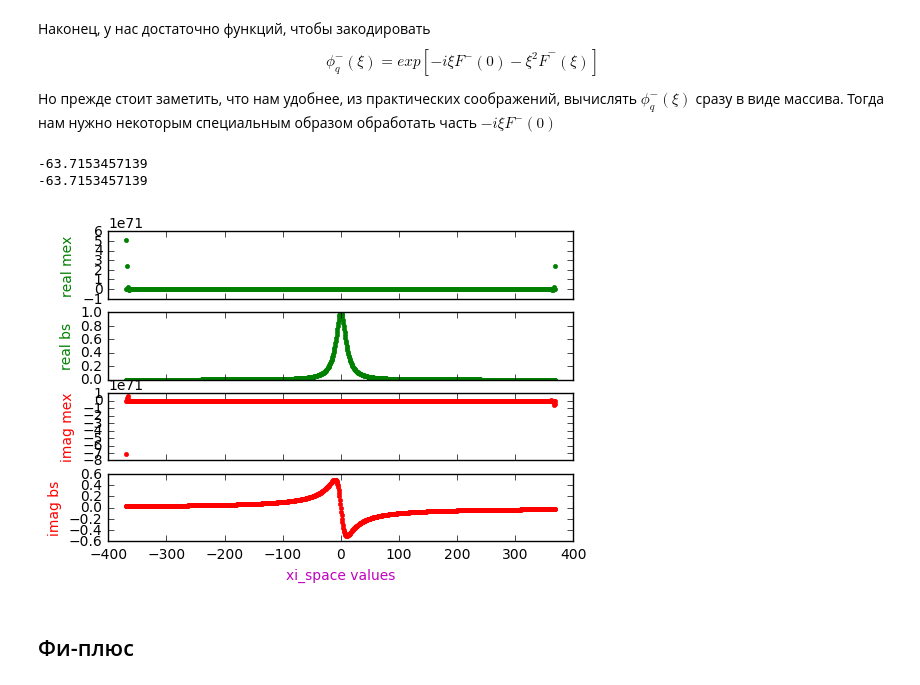
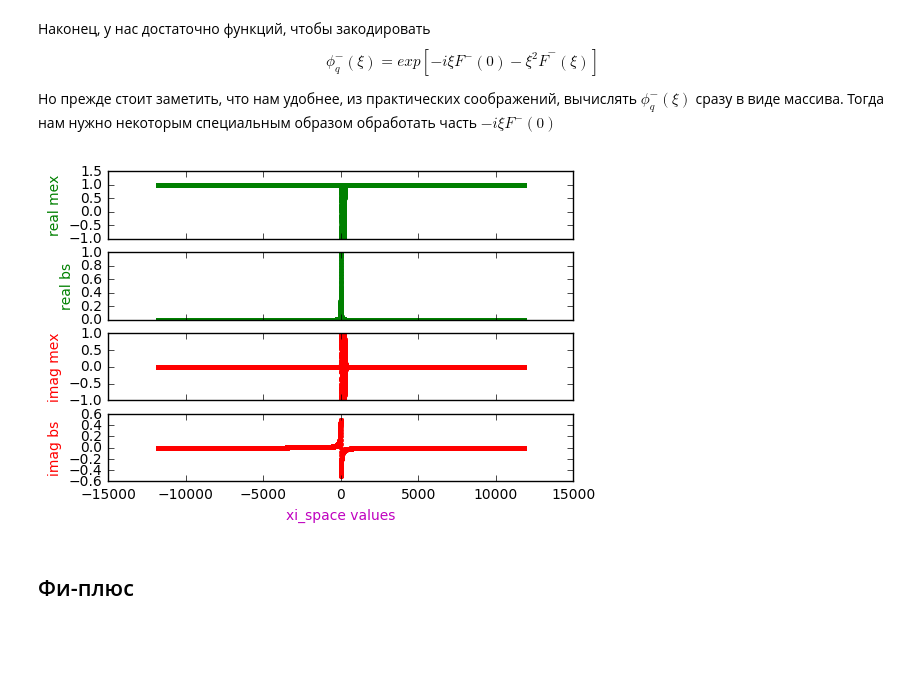
Before and after one commit to inwise/wh-barrier-python, a Jupyter notebook: Mex-BS, new mex symbol comparison.ipynb, the cells around one changed output. Saved outputs shown, nothing was run; the diff lists cells and outputs as text; code cells hidden in the pictures; blank space fills up the shorter version.

Commit message:
Integral domains fix

```diff
--- a/Mex-BS, new mex symbol comparison.ipynb
+++ b/Mex-BS, new mex symbol comparison.ipynb
@@ -46,7 +46,7 @@ $$ K = ln(K), H = ln(H) $$
 Укладываем $M$ точек между $L \cdot ln(1/2)$  и $ L \cdot ln(2) $
 # %%
 # constants in log scale for price, by Zanette
-M = 2**10  # number of points in price grid
+M = 2**15  # number of points in price grid
 L = 1  # scaling coefficient
 y_min = L * log(0.5)
 y_max = L * log(2.0)
@@ -156,7 +164,7 @@ $$F^-(x) = 1_{[0,+\infty)}(x)e^{-x\omega_+}\color{red}{\frac{1}{2\pi} \int_{-\in
 # %%
 # factor functions
 def F_minus_capital(x_array):
-    big_integral = fft.ifft(integrand_minus(upsilon_space))
+    big_integral = fft.fft(integrand_minus(upsilon_space))
     osc_exponent = [exp(-1*x_elem*omega_plus) for x_elem in x_array]
     weighted_big_integral = np.array(osc_exponent) * np.array(big_integral)
     indicator_array = np.where(np.array(x_array) >= 0, 1,0)
@@ -165,12 +173,12 @@ def F_minus_capital(x_array):
 # print(y_space)
 # print(F_minus_capital(y_space))
 
-# plt.plot(y_space, F_minus_capital(y_space).real, 'g.')
-# plt.xlabel('y_space values', color='y')
-# plt.ylabel('real component', color='g')
-# plt.show()
+plt.plot(upsilon_space, F_minus_capital(upsilon_space).real, 'g.')
+plt.xlabel('y_space values', color='y')
+plt.ylabel('real component', color='g')
+plt.show()
 
-# plt.plot(y_space, F_minus_capital(y_space).imag, 'r.')
-# plt.xlabel('y_space values', color='y')
-# plt.ylabel('imag component', color='r')
-# plt.show()
+plt.plot(upsilon_space, F_minus_capital(upsilon_space).imag, 'r.')
+plt.xlabel('y_space values', color='y')
+plt.ylabel('imag component', color='r')
+plt.show()
@@ -177,15 +188,15 @@ def F_minus_capital(x_array):
 # %% [markdown]
 Теперь нас интересует $$ \hat{F}^-(\xi) = \int_{-\infty}^{+\infty} e^{-ix\xi} F^-(x) dx $$
 # %%
-def F_minus_capital_hat(xi_array):
-    return fft.fft(F_minus_capital(y_space))
+def F_minus_capital_hat(domain_array):
+    return fft.ifft(F_minus_capital(domain_array))
 
-# plt.plot(y_space, F_minus_capital_hat(y_space).real, 'g--')
-# plt.xlabel('y_space values', color='y')
-# plt.ylabel('real component', color='g')
-# plt.show()
+plt.plot(upsilon_space, F_minus_capital_hat(upsilon_space).real, 'g--')
+plt.xlabel('y_space values', color='y')
+plt.ylabel('real component', color='g')
+plt.show()
 
-# plt.plot(y_space, F_minus_capital_hat(y_space).imag, 'r--')
-# plt.xlabel('y_space values', color='y')
-# plt.ylabel('imag component', color='r')
-# plt.show()
+plt.plot(upsilon_space, F_minus_capital_hat(upsilon_space).imag, 'r--')
+plt.xlabel('y_space values', color='y')
+plt.ylabel('imag component', color='r')
+plt.show()
@@ -197,46 +211,43 @@ $$ \phi^-_q(\xi) = exp[-i\xi F^-(0) - \xi^2 \hat{F}^-(\xi)] $$
 # %%
 
 def make_phi_minus_array(xi_array):
-    first_term = -1j * F_minus_capital(np.zeros(len(y_space))) * np.array(xi_array)
-    second_term = - np.array(xi_array) * np.array(xi_array) * F_minus_capital_hat(xi_array)
+    first_term = -1j * F_minus_capital(np.zeros(len(y_space))) * np.array(y_space)
+    second_term = - np.array(y_space) * np.array(y_space) * F_minus_capital_hat(upsilon_space)
     return exp(first_term + second_term)
 
 def make_cf_bs_phi_minus_array(xi_array):
     beta_minus = - (gamma + sqrt(gamma**2 + 2*sigma**2 * q))/sigma**2
-    print(beta_minus)
     phi_minus_array = array([-beta_minus/(-beta_minus + 1j*2*pi*xi) for xi in xi_space])
     return phi_minus_array
 
 ax1 = plt.subplot(411)
 plt.plot(xi_space, (make_phi_minus_array(xi_space)).real, 'g.')
 plt.ylabel('real mex', color='g')
 plt.setp(ax1.get_xticklabels(), visible=False)
 
 ax2 = plt.subplot(412, sharex=ax1)
 plt.plot(xi_space, make_cf_bs_phi_minus_array(xi_space).real, 'g.')
 plt.ylabel('real bs', color='g')
 plt.setp(ax2.get_xticklabels(), visible=False)
 
 ax3 = plt.subplot(413, sharex=ax1)
 plt.plot(xi_space, (make_phi_minus_array(xi_space)).imag, 'r.')
 plt.ylabel('imag mex', color='r')
 plt.setp(ax3.get_xticklabels(), visible=False)
 
 ax4 = plt.subplot(414, sharex=ax1)
 plt.plot(xi_space, make_cf_bs_phi_minus_array(xi_space).imag, 'r.')
 plt.ylabel('imag bs', color='r')
 
 plt.xlabel('xi_space values', color='m')
 
 filename_real_pic = "symbol_phi_minus_bs_mex N %2d L %.1f M %2d.png"  % (N, L, M)
 plt.savefig("out_pictures/" + filename_real_pic)
 plt.show()
 
 plt.show()
 # %% [output]
--63.7153457139
--63.7153457139
-[figure, old version]
+[figure, new version]
 # %% [markdown]
 ## Фи-плюс
 # %% [markdown]
```
Also changed, not shown: parts of 5 cells of this notebook.
